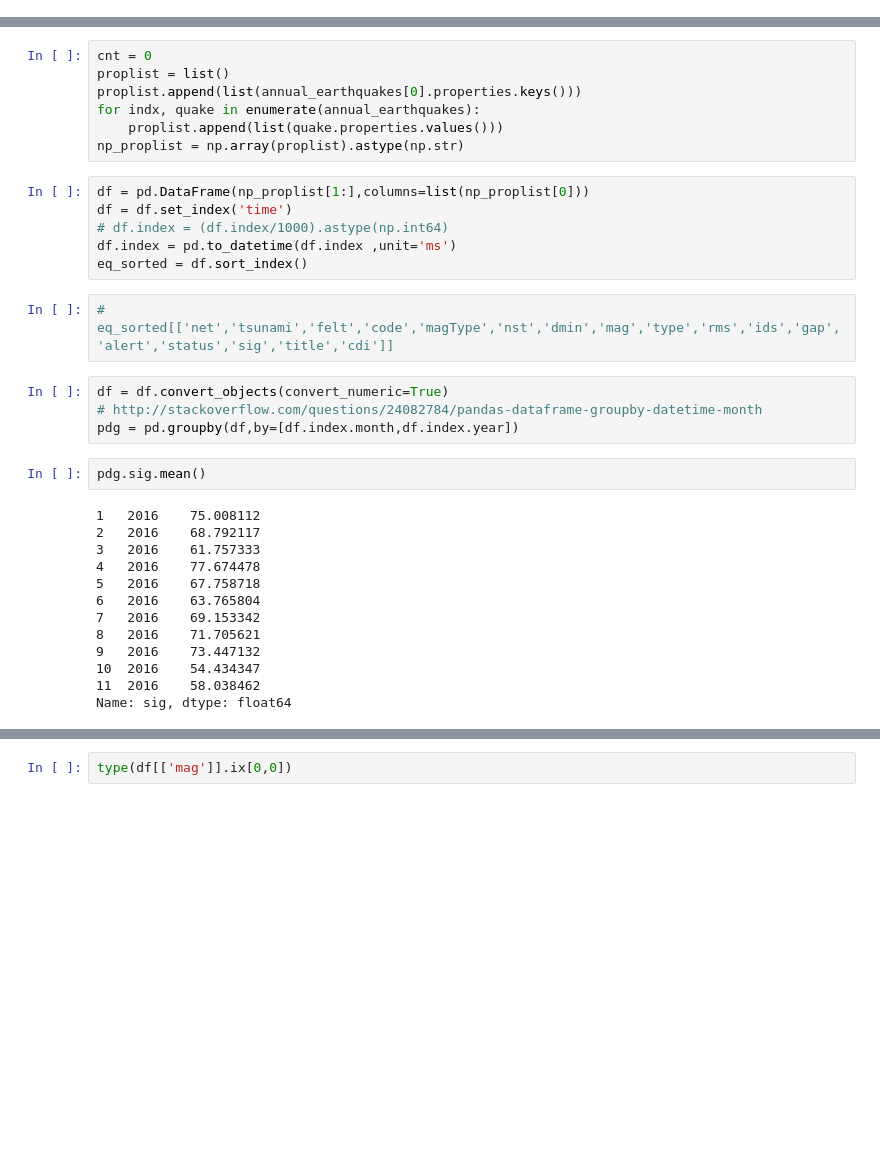
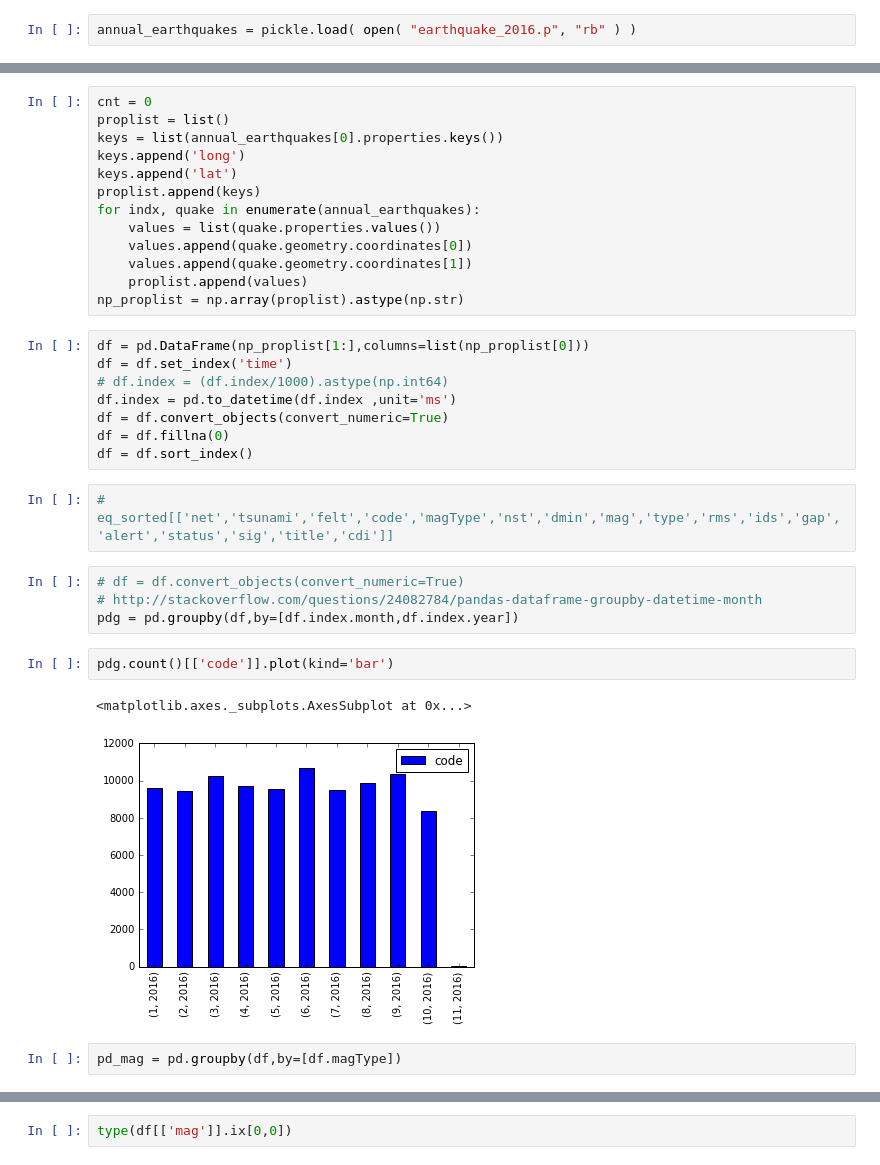
Before and after one commit to nilavghosh/EarthQuakeAnalysis, a Jupyter notebook: Earthquake_Data.ipynb, the cells around one changed output, grey strips where cells are left out. Cells and saved outputs as stored; diff of their text form; blank space fills up the shorter version.

```diff
--- a/Earthquake_Data.ipynb
+++ b/Earthquake_Data.ipynb
@@ -156,3 +158,5 @@ np_proplist = np.array(proplist).astype(np.str)
 # with open('earthquake.csv','wb') as f:
 # #     np.savetxt(f,x,fmt='%.5f')
 np.savetxt('earthquake.tsv', np_proplist, delimiter="\t", fmt='%s')
+# %%
+annual_earthquakes = pickle.load( open( "earthquake_2016.p", "rb" ) )
@@ -159,34 +167,34 @@ np.savetxt('earthquake.tsv', np_proplist, delimiter="\t", fmt='%s')
 # %%
 cnt = 0
 proplist = list()
-proplist.append(list(annual_earthquakes[0].properties.keys()))
+keys = list(annual_earthquakes[0].properties.keys())
+keys.append('long')
+keys.append('lat')
+proplist.append(keys)
 for indx, quake in enumerate(annual_earthquakes):
-    proplist.append(list(quake.properties.values()))
+    values = list(quake.properties.values())
+    values.append(quake.geometry.coordinates[0])
+    values.append(quake.geometry.coordinates[1])
+    proplist.append(values)
 np_proplist = np.array(proplist).astype(np.str)
 # %%
 df = pd.DataFrame(np_proplist[1:],columns=list(np_proplist[0]))
 df = df.set_index('time')
 # df.index = (df.index/1000).astype(np.int64)
 df.index = pd.to_datetime(df.index ,unit='ms')
-eq_sorted = df.sort_index()
+df = df.convert_objects(convert_numeric=True)
+df = df.fillna(0)
+df = df.sort_index()
 # %%
 # eq_sorted[['net','tsunami','felt','code','magType','nst','dmin','mag','type','rms','ids','gap','alert','status','sig','title','cdi']]
 # %%
-df = df.convert_objects(convert_numeric=True)
+# df = df.convert_objects(convert_numeric=True)
 # http://stackoverflow.com/questions/24082784/pandas-dataframe-groupby-datetime-month
 pdg = pd.groupby(df,by=[df.index.month,df.index.year])
-# %%
-pdg.sig.mean()
-# %% [output]
-1   2016    75.008112
-2   2016    68.792117
-3   2016    61.757333
-4   2016    77.674478
-5   2016    67.758718
-6   2016    63.765804
-7   2016    69.153342
-8   2016    71.705621
-9   2016    73.447132
-10  2016    54.434347
-11  2016    58.038462
-Name: sig, dtype: float64
+# %%
+pdg.count()[['code']].plot(kind='bar')
+# %% [output]
+<matplotlib.axes._subplots.AxesSubplot at 0x...>
+[figure, added]
+# %%
+pd_mag = pd.groupby(df,by=[df.magType])
```
Also changed, not shown: parts of 10 cells of this notebook, 12 other files.
